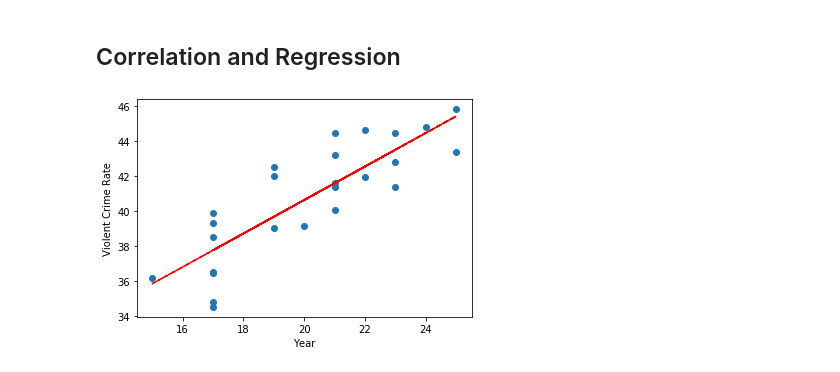
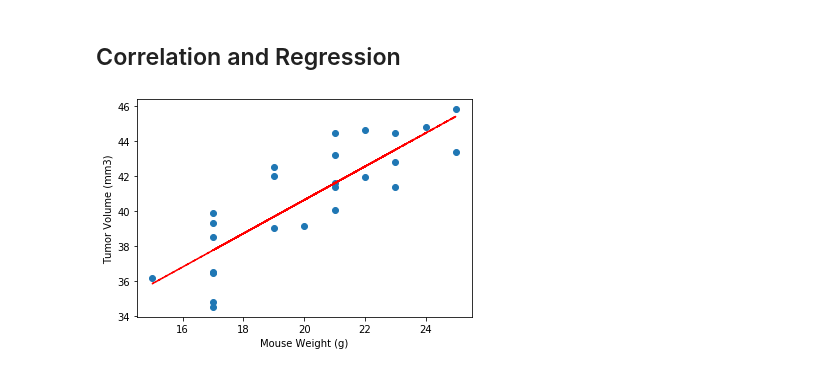
Before and after one commit to alfonsocamero/python-matplotlib-challenge, a Jupyter notebook: Pymaceuticals/pymaceuticals.ipynb, the cells around one changed output. Drawn from its saved outputs; the diff is of its cells as text; code cells hidden in the pictures.

Commit message:
Changed labels on lin reg graph

```diff
--- a/Pymaceuticals/pymaceuticals.ipynb
+++ b/Pymaceuticals/pymaceuticals.ipynb
@@ -350,13 +355,13 @@ Text(0, 0.5, 'Average tumor volume (mm3)')
 # %%
 # Calculate the correlation coefficient and linear regression model
 # for mouse weight and average tumor volume for the Capomulin regimen
 vc_slope, vc_int, vc_r, vc_p, vc_std_err = stats.linregress(weight, avgtumvol)
 vc_fit = vc_slope * weight + vc_int
 
 plt.scatter(weight,avgtumvol)
 plt.plot(weight,vc_fit,"--", color='red')
-plt.xlabel('Year')
-plt.ylabel('Violent Crime Rate')
+plt.xlabel('Mouse Weight (g)')
+plt.ylabel('Tumor Volume (mm3)')
 plt.show()
 # %% [output]
-[figure, old version]
+[figure, new version]
```
Also changed, not shown: parts of 1 cell of this notebook.
